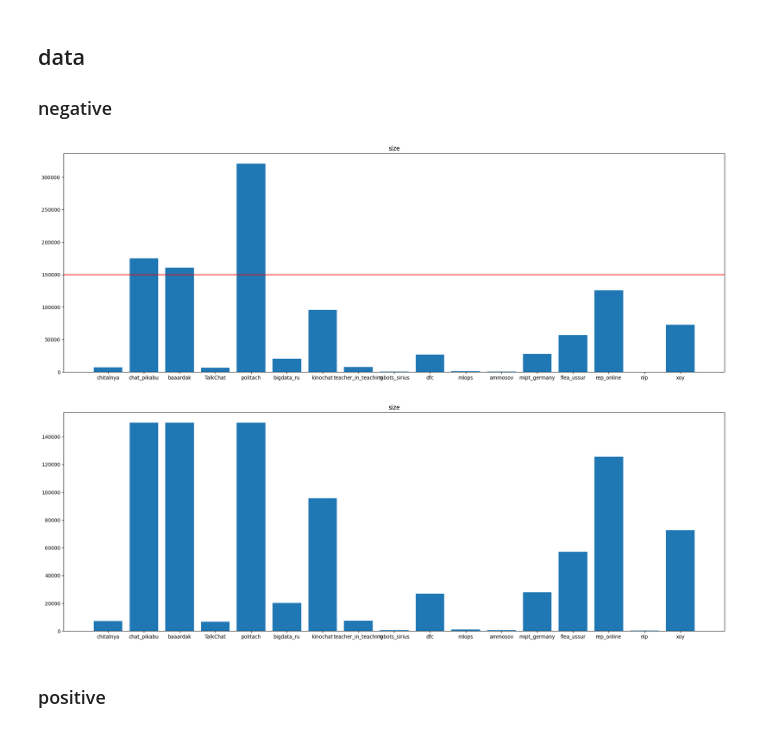
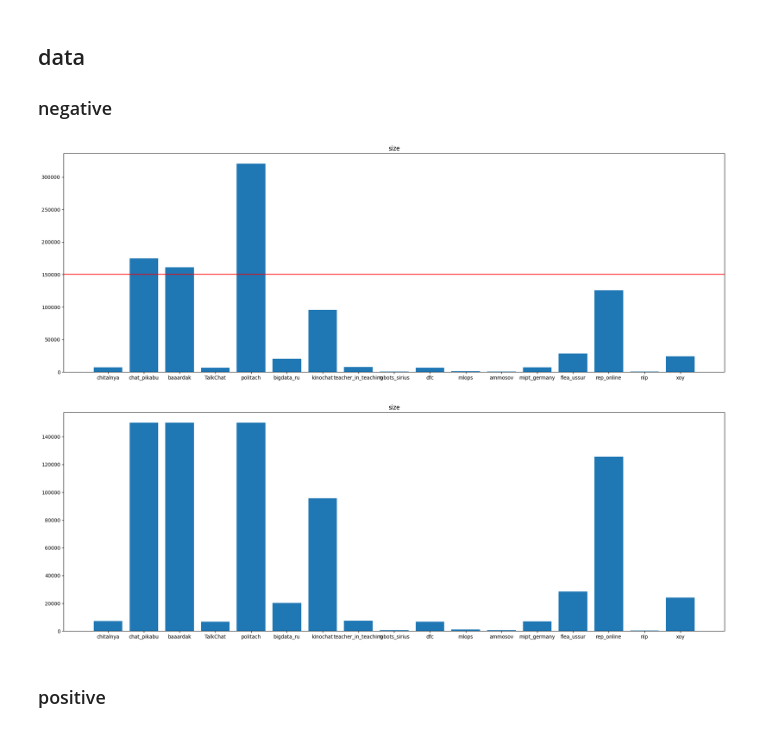
Before and after one commit to curlink19/ai, a Jupyter notebook: nn/notebooks/message_classifiction_train.ipynb, the cells around one changed output. Cells and saved outputs as stored; diff of their text form; code cells hidden in the pictures.

```diff
--- a/nn/notebooks/message_classifiction_train.ipynb
+++ b/nn/notebooks/message_classifiction_train.ipynb
@@ -64,17 +64,16 @@ def filter_short(dataset: Dataset):
 # %%
 negative_ensemble = DatasetEnsemble([])
 negative_ensemble.extend(*parse_tg_chats("message_classification/negative_tg_chats/russian_telegram_chats_history/",
                                         json_dict=True, target_features="text"))
-negative_ensemble.extend(*parse_tg_chats("message_classification/negative_tg_chats/",
-                                         to_clone={"flea_ussur": 2, "xoy": 3, "dfc": 4, "mipt_germany": 4}))
+negative_ensemble.extend(*parse_tg_chats("message_classification/negative_tg_chats/"))
 negative_ensemble.datasets = [filter_short(x) for x in negative_ensemble.datasets]
 negative_ensemble.clip(150000)
 # %% [output]
-[figure, old version]
+[figure, new version]
 # %%
 negative_ensemble.plot_lengths()
 # %% [output]
-[figure, old version]
+[figure, new version]
 # %%
 negative_dataset = negative_ensemble.merge()
 negative_dataset = ApplyPreprocessors(negative_dataset, preprocessors=default_preprocessors)
```
Also changed, not shown: parts of 7 cells of this notebook, 4 other files.
